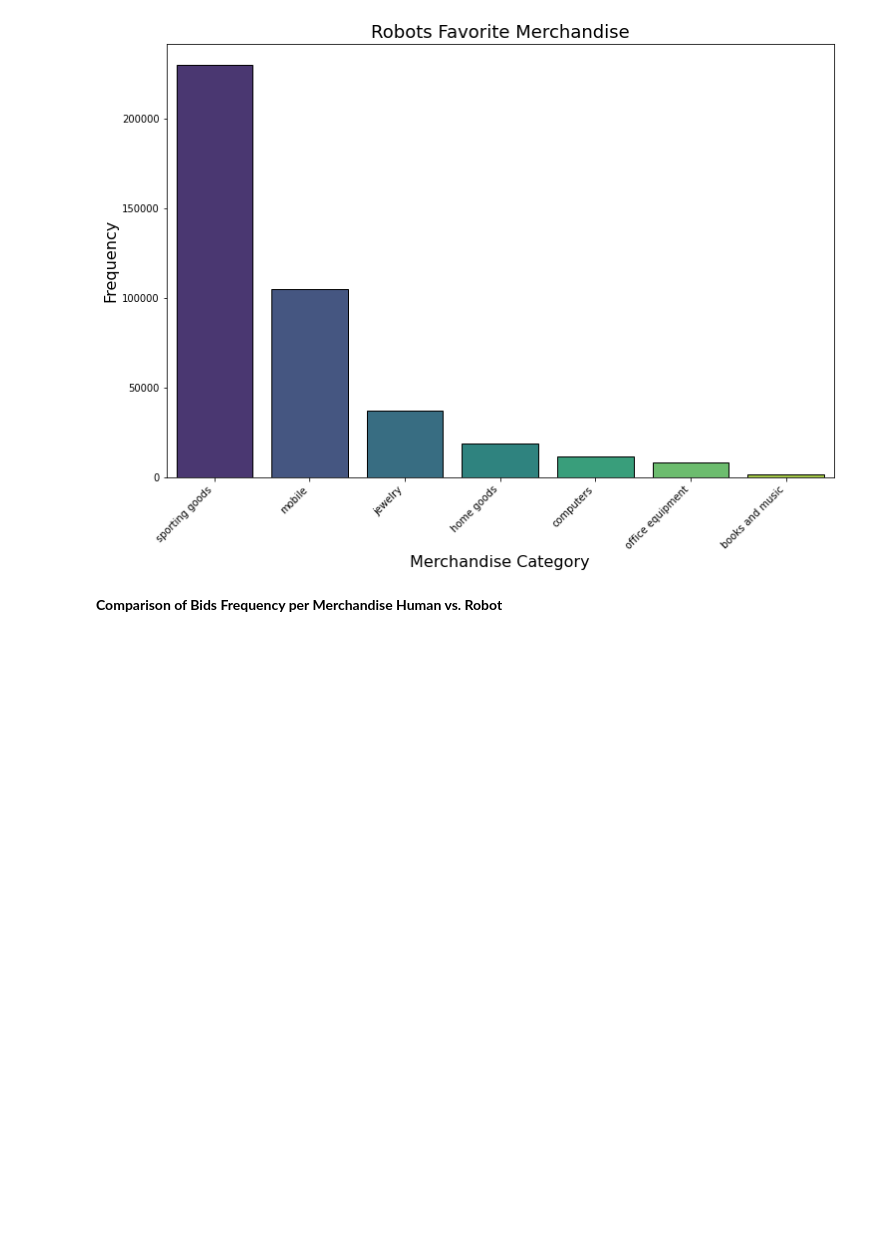
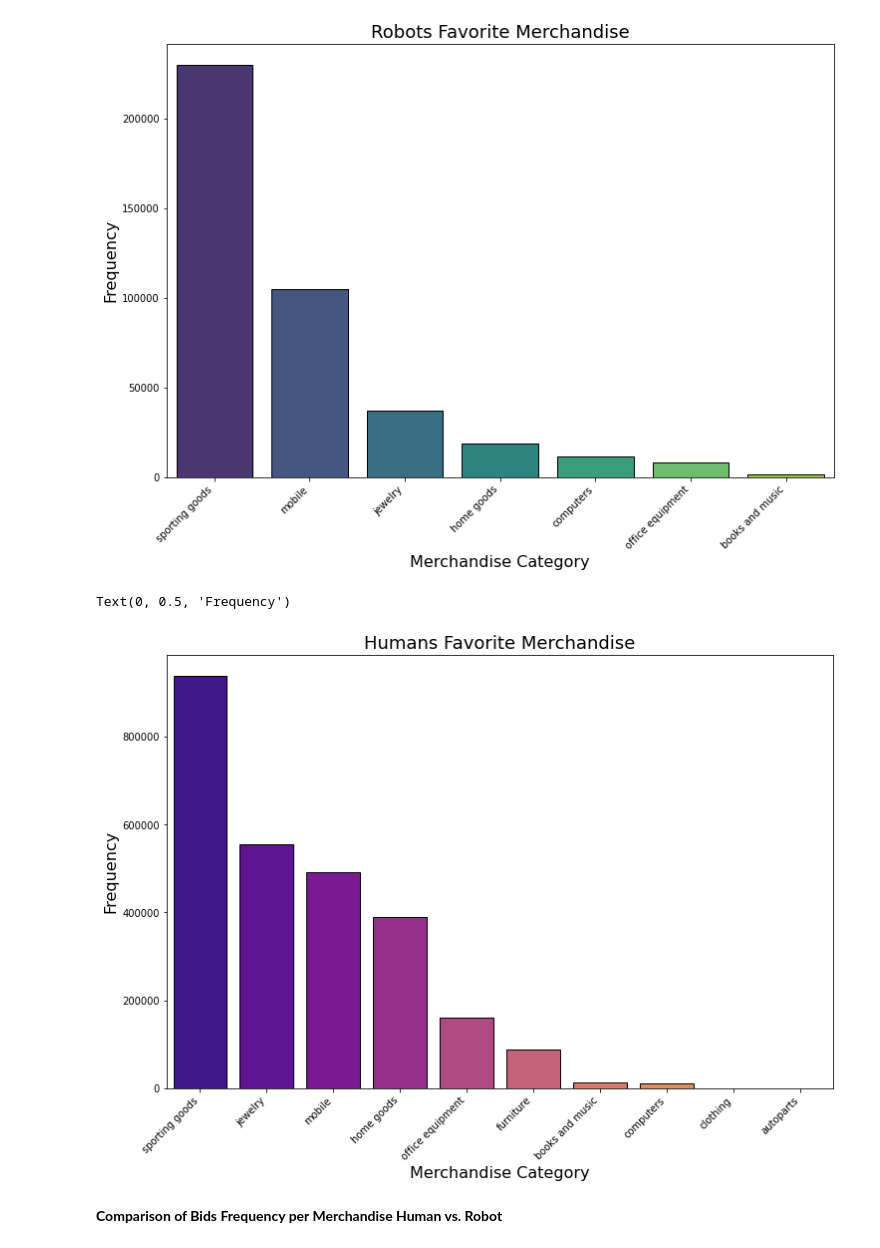
Before and after one commit to gabriellewald/auction-fraud-detection, a Jupyter notebook: notebooks/2_exploratory_data_analysis.ipynb, the cells around one changed output. Cells and saved outputs as stored; diff of their text form; code cells hidden in the pictures; blank space fills up the shorter version.

Commit message:
Add graph human favorite merch git push

```diff
--- a/notebooks/2_exploratory_data_analysis.ipynb
+++ b/notebooks/2_exploratory_data_analysis.ipynb
@@ -404,6 +405,23 @@ ax.set_ylabel("Frequency", fontsize=16)
 # %% [output]
 Text(0, 0.5, 'Frequency')
 [figure]
+# %%
+# merchandise robot bids
+merch_humans = merch_df[merch_df['outcome'] == 0.0]
+
+order = ['sporting goods', 'jewelry', 'mobile', 'home goods', 'office equipment',
+         'furniture', 'books and music', 'computers', 'clothing', 'autoparts']
+
+f, ax = plt.subplots(figsize=(12, 8))
+ax = sns.countplot(x="merchandise", data=merch_humans,
+                   order=order, palette="plasma", edgecolor="k")
+ax.set_title("Humans Favorite Merchandise", fontsize=18)
+ax.set_xticklabels(ax.get_xticklabels(), rotation=45, horizontalalignment='right')
+ax.set_xlabel("Merchandise Category", fontsize=16)
+ax.set_ylabel("Frequency", fontsize=16)
+# %% [output]
+Text(0, 0.5, 'Frequency')
+[figure, added]
 # %% [markdown]
 **Comparison of Bids Frequency per Merchandise Human vs. Robot**
 # %%
```
Also changed, not shown: parts of 4 cells of this notebook.
